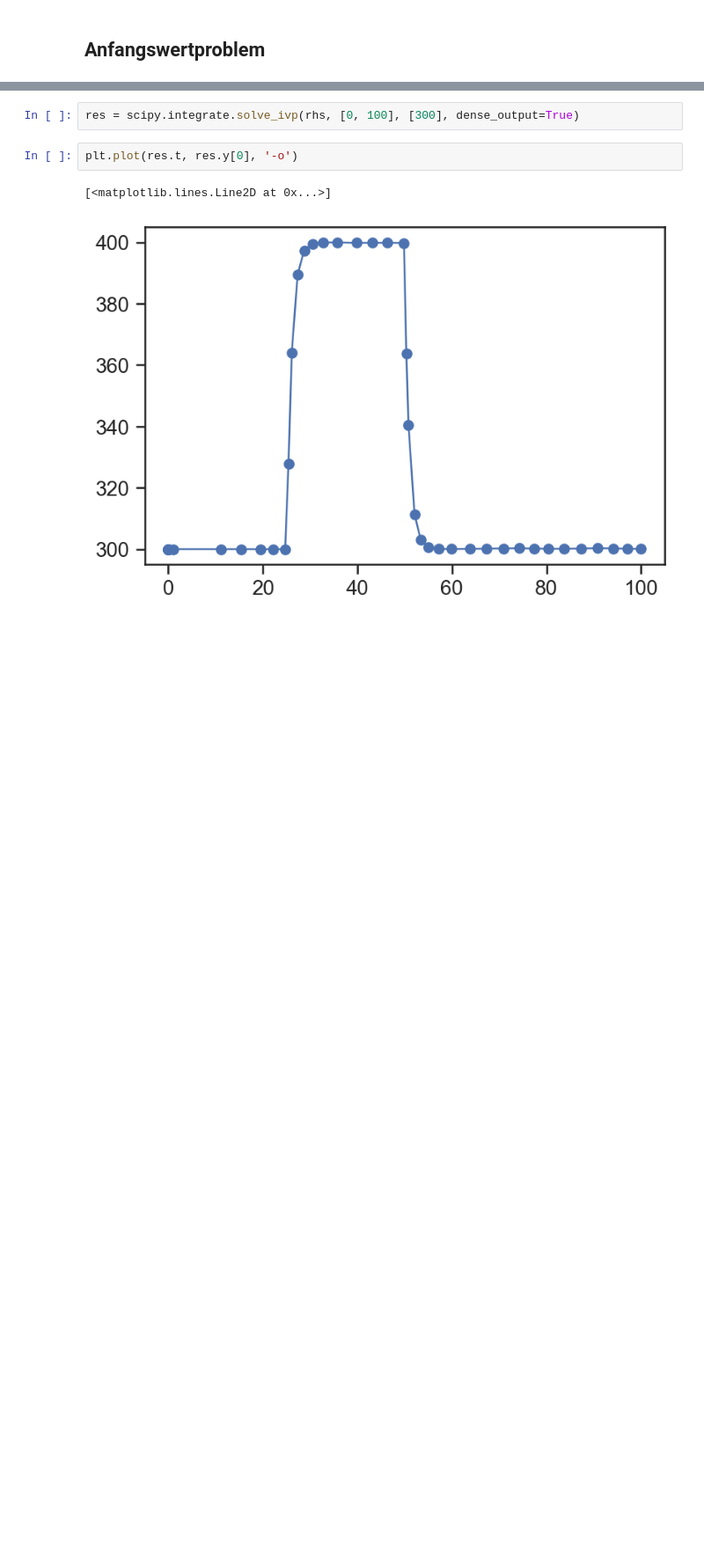
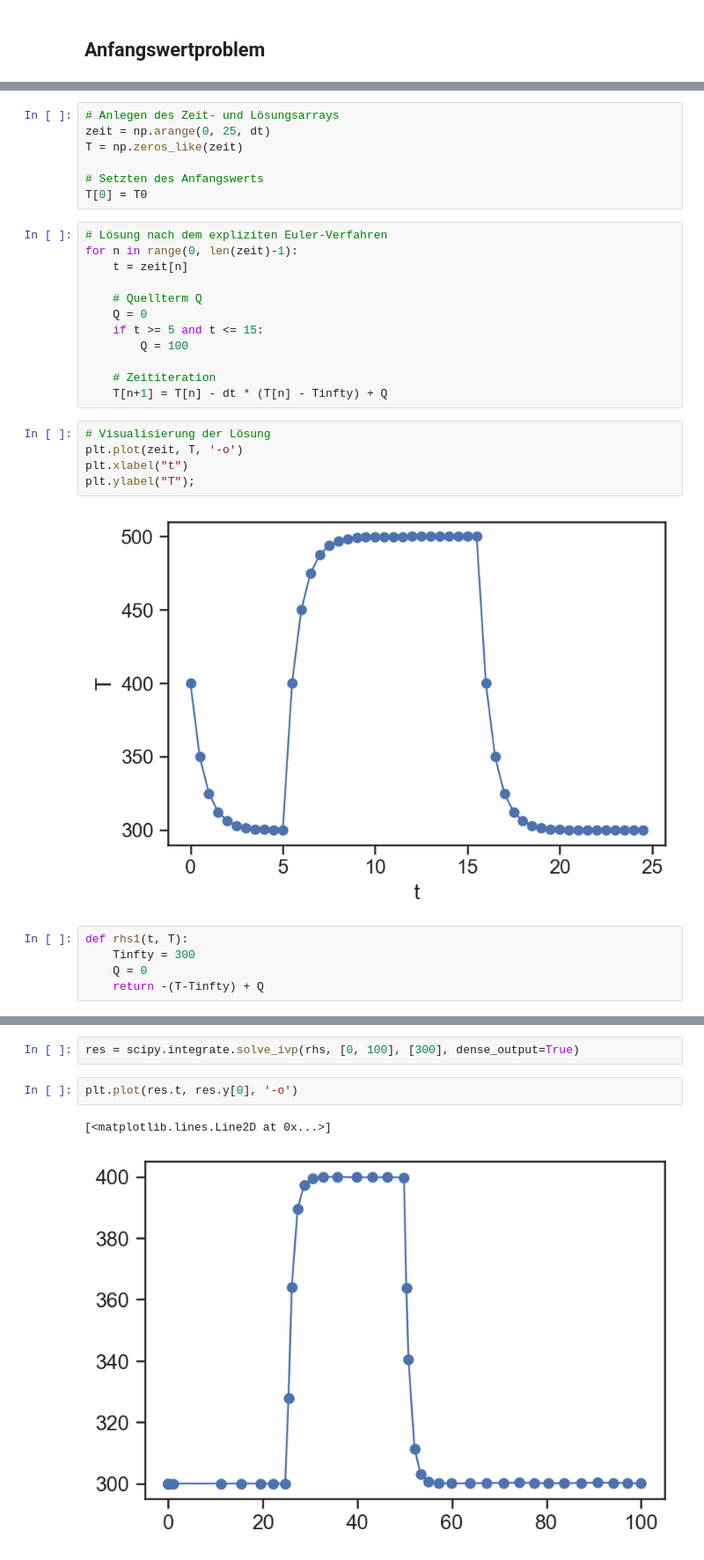
Before and after one commit to lu-kas/Vorlesung_Ingenieurinformatik, a Jupyter notebook: Content/Script/04_numerik/0432_ode.ipynb, the cells around one changed output, grey strips where cells are left out. Shown at 88% size. Cells and saved outputs as stored; diff of their text form; blank space fills up the shorter version.

```diff
--- a/Content/Script/04_numerik/0432_ode.ipynb
+++ b/Content/Script/04_numerik/0432_ode.ipynb
@@ -18 +86,32 @@ import scipy.integrate
+# %%
+# Anlegen des Zeit- und Lösungsarrays
+zeit = np.arange(0, 25, dt)
+T = np.zeros_like(zeit)
+
+# Setzten des Anfangswerts
+T[0] = T0
+# %%
+# Lösung nach dem expliziten Euler-Verfahren
+for n in range(0, len(zeit)-1):
+    t = zeit[n]
+
+    # Quellterm Q
+    Q = 0
+    if t >= 5 and t <= 15:
+        Q = 100
+
+    # Zeititeration
+    T[n+1] = T[n] - dt * (T[n] - Tinfty) + Q
+# %%
+# Visualisierung der Lösung
+plt.plot(zeit, T, '-o')
+plt.xlabel("t")
+plt.ylabel("T");
+# %% [output]
+[figure, added]
+# %%
+def rhs1(t, T):
+    Tinfty = 300
+    Q = 0
+    return -(T-Tinfty) + Q
 # %%
```
Also changed, not shown: parts of 15 cells of this notebook.
